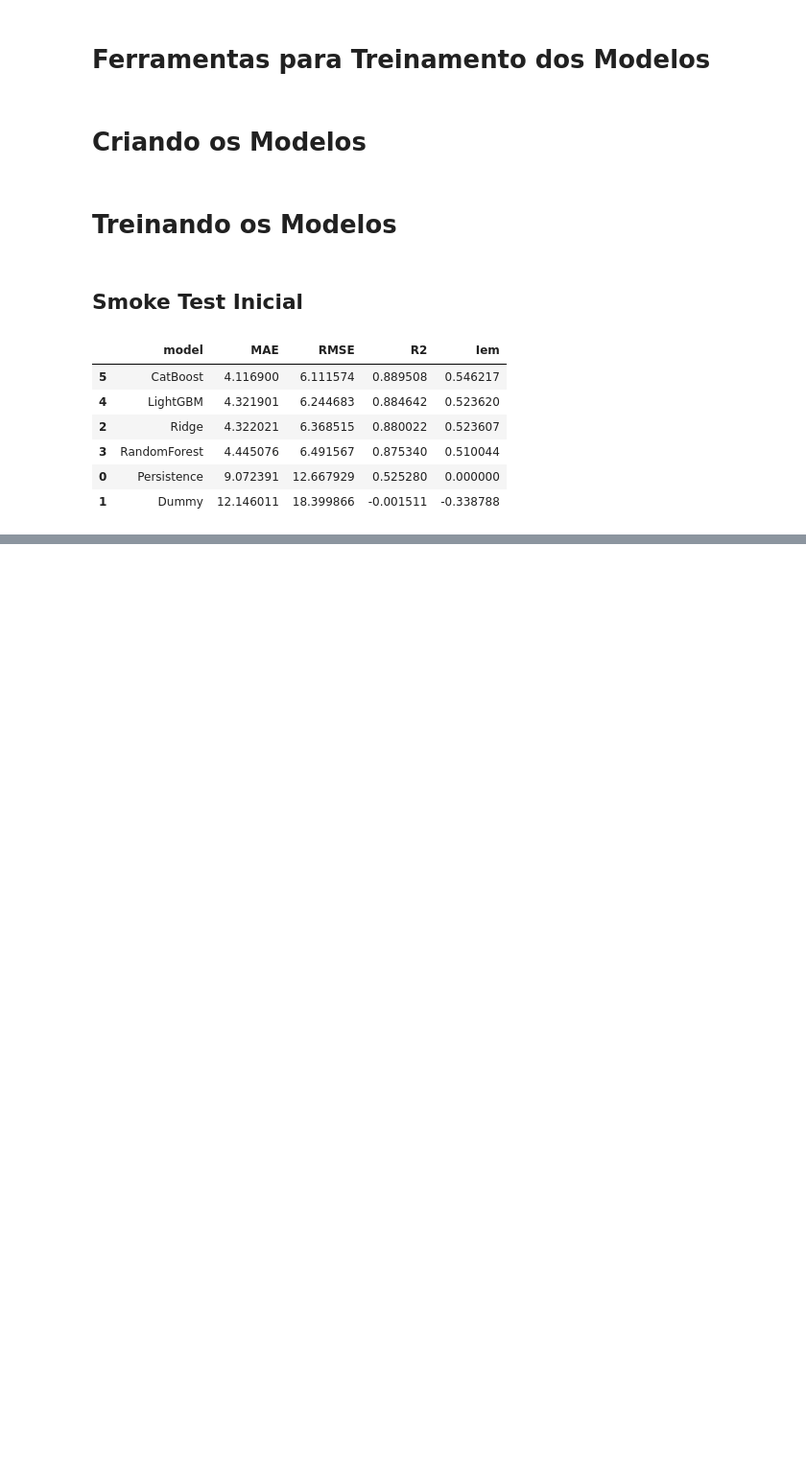
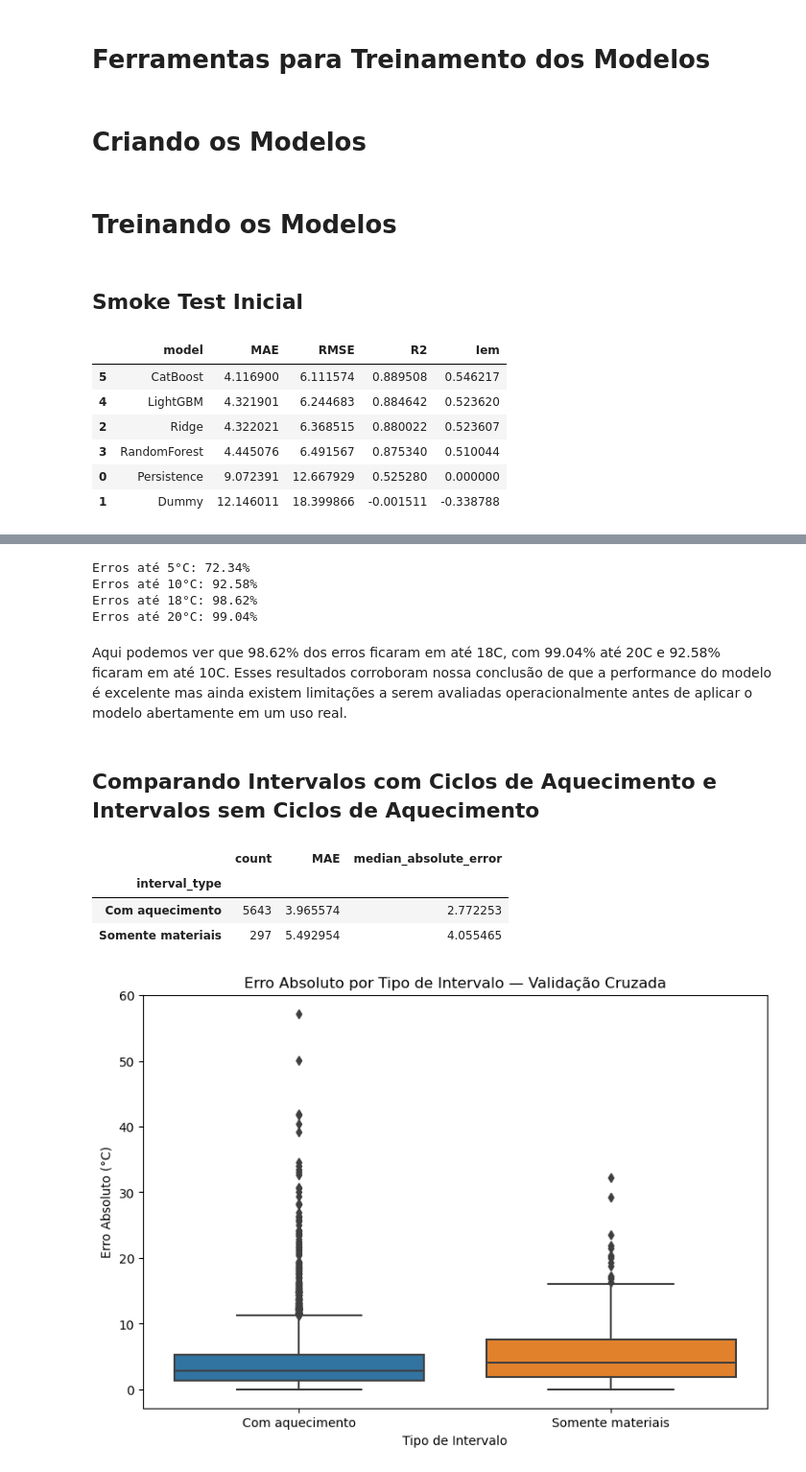
Before and after one commit to danendless/TT-Sprint17-FINAL-PROJECT, a Jupyter notebook: notebooks/steelproof_notebook_code.ipynb, the cells around one changed output, grey strips where cells are left out. Shown at 96% size. Cells and saved outputs as stored; diff of their text form; code cells hidden in the pictures; blank space fills up the shorter version.

```diff
--- a/notebooks/steelproof_notebook_code.ipynb
+++ b/notebooks/steelproof_notebook_code.ipynb
@@ -2022,0 +2264,51 @@ Tempo total: 52.3 segundos
+# %%
+absolute_errors = cv_diagnostics['absolute_error']
+
+for threshold in [5, 10, 18, 20]:
+    percentage = (absolute_errors <= threshold).mean() * 100
+    print(f"Erros até {threshold}°C: {percentage:.2f}%")
+# %% [output]
+Erros até 5°C: 72.34%
+Erros até 10°C: 92.58%
+Erros até 18°C: 98.62%
+Erros até 20°C: 99.04%
+# %% [markdown]
+Aqui podemos ver que 98.62% dos erros ficaram em até 18C, com 99.04% até 20C e 92.58% ficaram em até 10C. Esses resultados corroboram nossa conclusão de que a performance do modelo é excelente mas ainda existem limitações a serem avaliadas operacionalmente antes de aplicar o modelo abertamente em um uso real.
+# %% [markdown]
+## Comparando Intervalos com Ciclos de Aquecimento e Intervalos sem Ciclos de Aquecimento
+# %%
+error_by_type = (
+    cv_diagnostics
+    .groupby('interval_type')['absolute_error']
+    .agg(
+        count='count',
+        MAE='mean',
+        median_absolute_error='median'
+    )
+)
+
+display(error_by_type)
+# %% [output]
+|  | count | MAE | median_absolute_error |
+| interval_type |  |  |  |
+| Com aquecimento | 5643 | 3.965574 | 2.772253 |
+| Somente materiais | 297 | 5.492954 | 4.055465 |
+# %%
+fig, ax = plt.subplots(figsize=(9, 6))
+
+sns.boxplot(
+    data=cv_diagnostics,
+    x='interval_type',
+    y='absolute_error',
+    ax=ax
+)
+
+ax.set(
+    title='Erro Absoluto por Tipo de Intervalo — Validação Cruzada',
+    xlabel='Tipo de Intervalo',
+    ylabel='Erro Absoluto (°C)'
+)
+
+plt.show()
+# %% [output]
+[figure, added]
```
Also changed, not shown: parts of 45 cells of this notebook.
